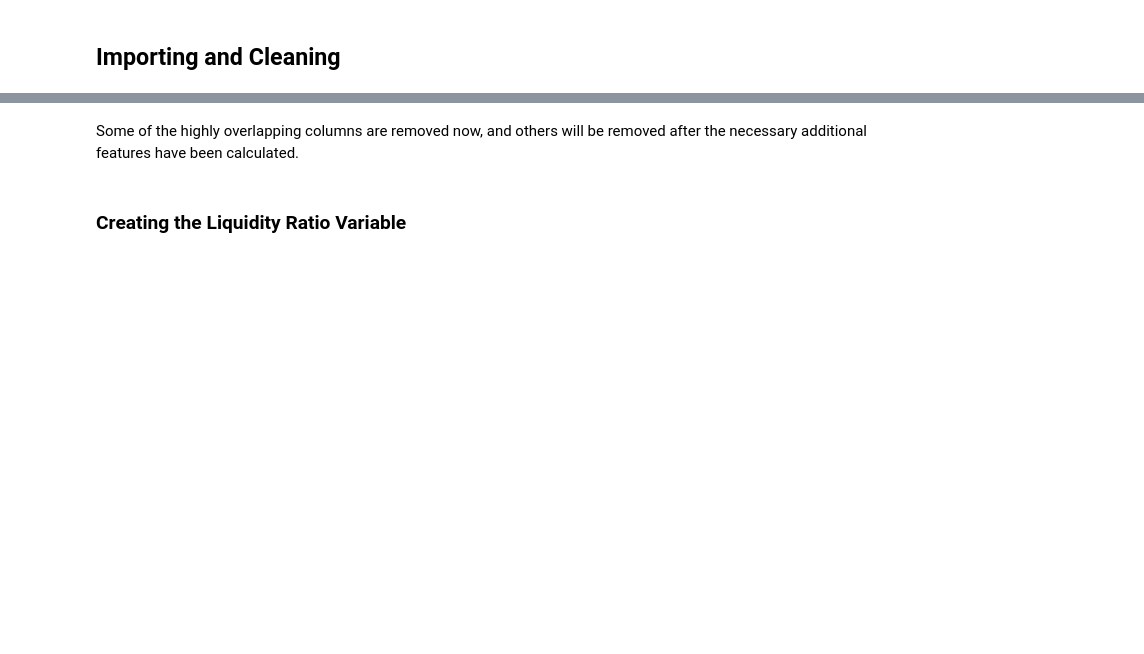
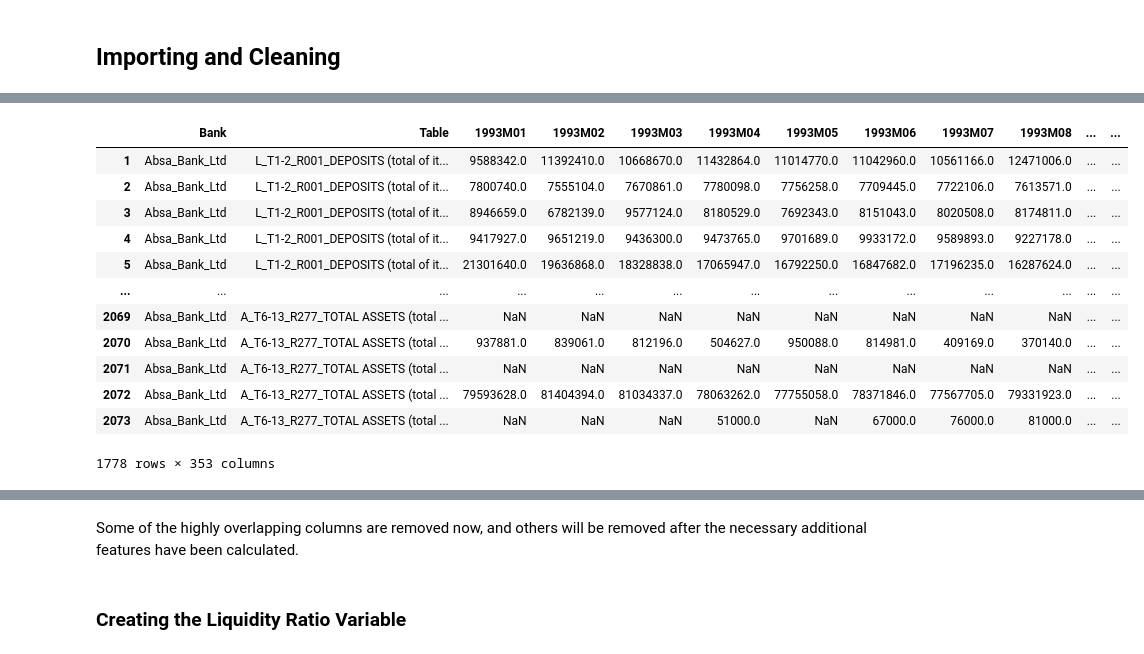
Before and after one commit to Jacques-rs/DS_PROJ, a Jupyter notebook: DS_PROJ_py.ipynb, the cells around one changed output, grey strips where cells are left out. Drawn from its saved outputs; the diff is of its cells as text; code cells hidden in the pictures; blank space fills up the shorter version.

```diff
--- a/DS_PROJ_py.ipynb
+++ b/DS_PROJ_py.ipynb
@@ -130,0 +131,2 @@ absa.head(1)
+# %%
+absa = remove_empty(absa)
@@ -130,0 +214,19 @@ absa.head(1)
+# %%
+def clean_names2(df):
+    # Label the different tables withing the df, i.e liablities, assets, etc.
+    df["Table"] = df["Table"].str.replace("T_T0[1-2](R[0-9]{3,4})C[0-9]{2}: T0[1-2]R[0-9]{3}[A]{0,1}C[0-9]{2}: ",
+                                          regex = True, repl=r"L_T1-2_\1_")
+    df["Table"] = df["Table"].str.replace("T_T0[3-4](R[0-9]{3,4})C[0-9]{2}: T0[3-4]R[0-9]{3}[A]{0,1}C[0-9]{2}: ",
+                                          regex = True, repl=r"L_T3-4_\1_")
+    df["Table"] = df["Table"].str.replace("T_T0[5](R[0-9]{3,4})C[0-9]{2}: T0[5]R[0-9]{3}[A]{0,1}C[0-9]{2}: ",
+                                      regex = True, repl=r"E_T5_\1_")
+    df["Table"] = df["Table"].str.replace("T_T0[6-9](R[0-9]{3,4})C[0-9]{2}: T0[6-9]R[0-9]{3}[A]{0,1}C[0-9]{2}: ",
+                                          regex = True, repl=r"A_T6-13_\1_")
+    df["Table"] = df["Table"].str.replace("T_T1[0-3](R[0-9]{3,4})C[0-9]{2}: T1[0-3]R[0-9]{3}[A]{0,1}C[0-9]{2}: ",
+                                          regex = True, repl=r"A_T6-13_\1_")
+    df["Table"] = df["Table"].str.replace(",", "")
+    # remove bracket explanations
+#     df["Table"] = df["Table"].str.replace("[(][0-9a-z\s,]{2,}[)][:] ", regex = True, repl="")
+    return(df)
+# %%
+absa = clean_names2(absa)
@@ -130,0 +400,2 @@ absa.head(1)
+# %%
+df = absa
@@ -130,0 +409,16 @@ absa.head(1)
+# %%
+df
+# %% [output]
+|  | Bank | Table | 1993M01 | 1993M02 | 1993M03 | 1993M04 | 1993M05 | 1993M06 | 1993M07 | 1993M08 | ... | ... |
+| 1 | Absa_Bank_Ltd | L_T1-2_R001_DEPOSITS (total of it... | 9588342.0 | 11392410.0 | 10668670.0 | 11432864.0 | 11014770.0 | 11042960.0 | 10561166.0 | 12471006.0 | ... | ... |
+| 2 | Absa_Bank_Ltd | L_T1-2_R001_DEPOSITS (total of it... | 7800740.0 | 7555104.0 | 7670861.0 | 7780098.0 | 7756258.0 | 7709445.0 | 7722106.0 | 7613571.0 | ... | ... |
+| 3 | Absa_Bank_Ltd | L_T1-2_R001_DEPOSITS (total of it... | 8946659.0 | 6782139.0 | 9577124.0 | 8180529.0 | 7692343.0 | 8151043.0 | 8020508.0 | 8174811.0 | ... | ... |
+| 4 | Absa_Bank_Ltd | L_T1-2_R001_DEPOSITS (total of it... | 9417927.0 | 9651219.0 | 9436300.0 | 9473765.0 | 9701689.0 | 9933172.0 | 9589893.0 | 9227178.0 | ... | ... |
+| 5 | Absa_Bank_Ltd | L_T1-2_R001_DEPOSITS (total of it... | 21301640.0 | 19636868.0 | 18328838.0 | 17065947.0 | 16792250.0 | 16847682.0 | 17196235.0 | 16287624.0 | ... | ... |
+| ... | ... | ... | ... | ... | ... | ... | ... | ... | ... | ... | ... | ... |
+| 2069 | Absa_Bank_Ltd | A_T6-13_R277_TOTAL ASSETS (total ... | NaN | NaN | NaN | NaN | NaN | NaN | NaN | NaN | ... | ... |
+| 2070 | Absa_Bank_Ltd | A_T6-13_R277_TOTAL ASSETS (total ... | 937881.0 | 839061.0 | 812196.0 | 504627.0 | 950088.0 | 814981.0 | 409169.0 | 370140.0 | ... | ... |
+| 2071 | Absa_Bank_Ltd | A_T6-13_R277_TOTAL ASSETS (total ... | NaN | NaN | NaN | NaN | NaN | NaN | NaN | NaN | ... | ... |
+| 2072 | Absa_Bank_Ltd | A_T6-13_R277_TOTAL ASSETS (total ... | 79593628.0 | 81404394.0 | 81034337.0 | 78063262.0 | 77755058.0 | 78371846.0 | 77567705.0 | 79331923.0 | ... | ... |
+| 2073 | Absa_Bank_Ltd | A_T6-13_R277_TOTAL ASSETS (total ... | NaN | NaN | NaN | 51000.0 | NaN | 67000.0 | 76000.0 | 81000.0 | ... | ... |
+1778 rows × 353 columns
```
Also changed, not shown: parts of 74 cells of this notebook.
